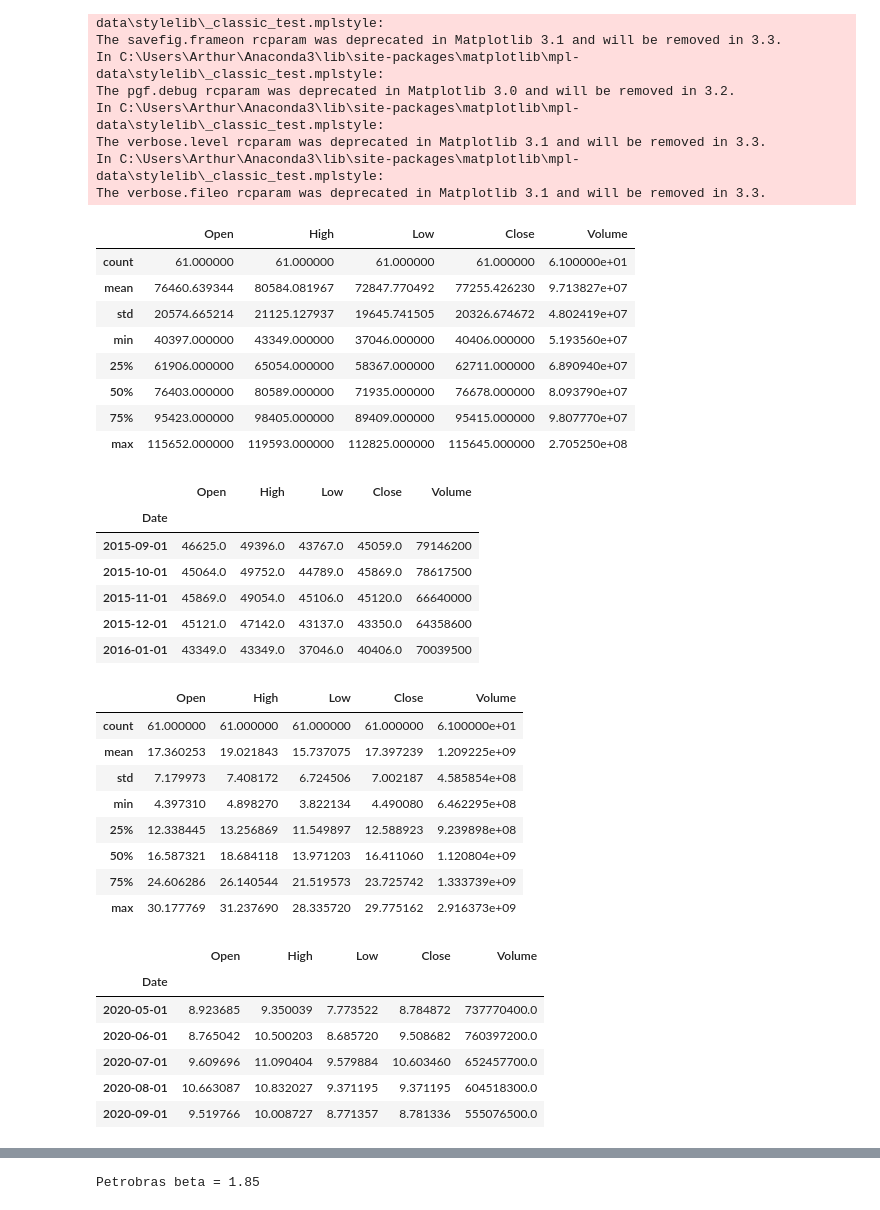
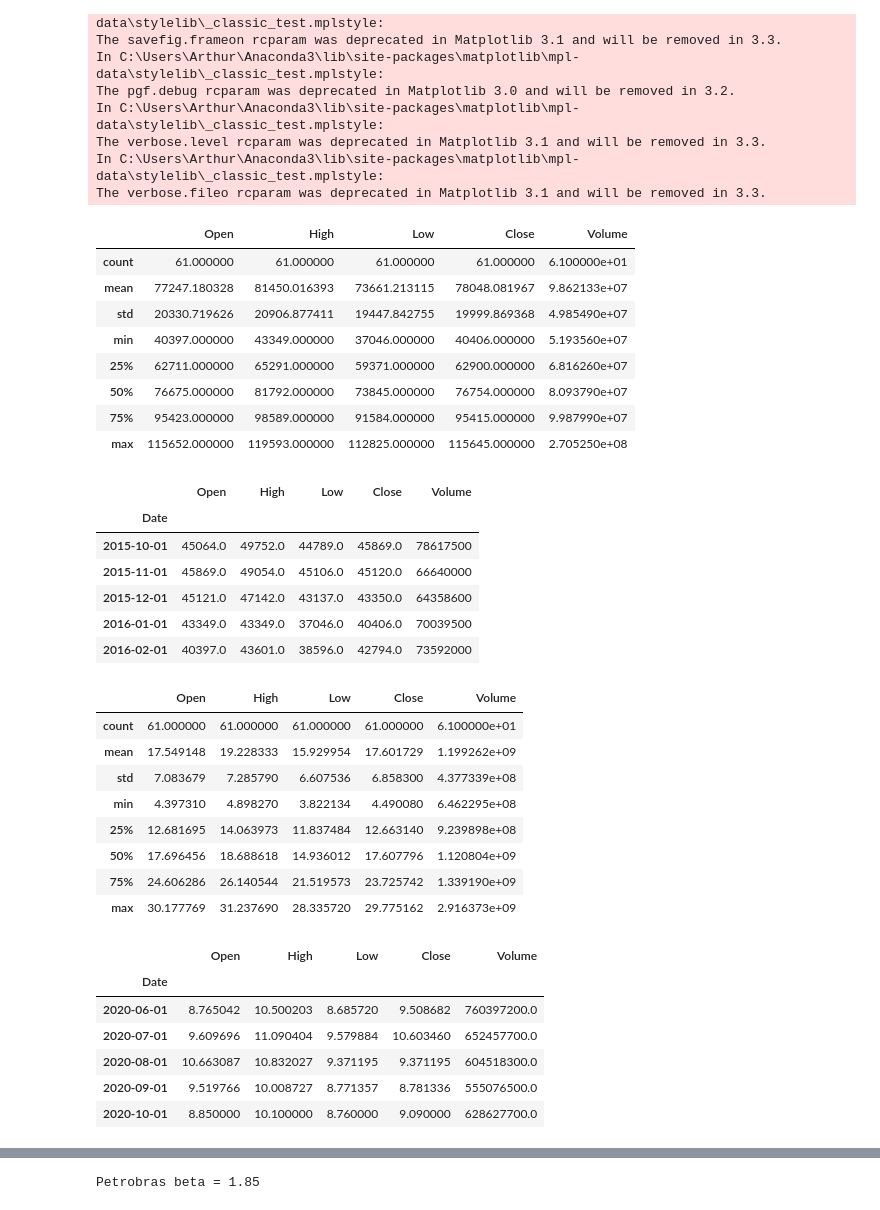
Before and after one commit to BretasArthur/CAPyM, a Jupyter notebook: 1. Calculating the Beta - Petrobras & Itaú.ipynb, the cells around one changed output, grey strips where cells are left out. Cells and saved outputs as stored; diff of their text form; code cells hidden in the pictures.

```diff
--- a/1. Calculating the Beta - Petrobras & Itaú.ipynb
+++ b/1. Calculating the Beta - Petrobras & Itaú.ipynb
@@ -16,60 +18,64 @@ The verbose.level rcparam was deprecated in Matplotlib 3.1 and will be removed i
 In C:\Users\Arthur\Anaconda3\lib\site-packages\matplotlib\mpl-data\stylelib\_classic_test.mplstyle:
 The verbose.fileo rcparam was deprecated in Matplotlib 3.1 and will be removed in 3.3.
 # %%
-#using the yfinance library to get iBovespa data directly
+# Using the yfinance library to get iBovespa data directly
 ibov = yf.Ticker("^BVSP")
-hist_ib = ibov.history(start = "2015-09-01", end = "2020-09-30", interval = "1mo", auto_adjust = True, actions = False)
+hist_ib = ibov.history(start = "2015-10-01", end = "2020-10-31", interval = "1mo", auto_adjust = True, actions = False)
 hist_ib.describe()
 # %% [output]
 |  | Open | High | Low | Close | Volume |
 | count | 61.000000 | 61.000000 | 61.000000 | 61.000000 | 6.100000e+01 |
-| mean | 76460.639344 | 80584.081967 | 72847.770492 | 77255.426230 | 9.713827e+07 |
-| std | 20574.665214 | 21125.127937 | 19645.741505 | 20326.674672 | 4.802419e+07 |
+| mean | 77247.180328 | 81450.016393 | 73661.213115 | 78048.081967 | 9.862133e+07 |
+| std | 20330.719626 | 20906.877411 | 19447.842755 | 19999.869368 | 4.985490e+07 |
 | min | 40397.000000 | 43349.000000 | 37046.000000 | 40406.000000 | 5.193560e+07 |
-| 25% | 61906.000000 | 65054.000000 | 58367.000000 | 62711.000000 | 6.890940e+07 |
-| 50% | 76403.000000 | 80589.000000 | 71935.000000 | 76678.000000 | 8.093790e+07 |
-| 75% | 95423.000000 | 98405.000000 | 89409.000000 | 95415.000000 | 9.807770e+07 |
+| 25% | 62711.000000 | 65291.000000 | 59371.000000 | 62900.000000 | 6.816260e+07 |
+| 50% | 76675.000000 | 81792.000000 | 73845.000000 | 76754.000000 | 8.093790e+07 |
+| 75% | 95423.000000 | 98589.000000 | 91584.000000 | 95415.000000 | 9.987990e+07 |
 | max | 115652.000000 | 119593.000000 | 112825.000000 | 115645.000000 | 2.705250e+08 |
 # %%
-#droping rows of the table where there's no data for the column "Close"
+# Droping rows of the table where there's no data for the column "Close"
 hist_ib.dropna(axis=0, subset=["Close"], inplace=True)
 hist_ib.head(5)
 # %% [output]
 |  | Open | High | Low | Close | Volume |
 | Date |  |  |  |  |  |
-| 2015-09-01 | 46625.0 | 49396.0 | 43767.0 | 45059.0 | 79146200 |
 | 2015-10-01 | 45064.0 | 49752.0 | 44789.0 | 45869.0 | 78617500 |
 | 2015-11-01 | 45869.0 | 49054.0 | 45106.0 | 45120.0 | 66640000 |
 | 2015-12-01 | 45121.0 | 47142.0 | 43137.0 | 43350.0 | 64358600 |
 | 2016-01-01 | 43349.0 | 43349.0 | 37046.0 | 40406.0 | 70039500 |
+| 2016-02-01 | 40397.0 | 43601.0 | 38596.0 | 42794.0 | 73592000 |
 # %%
-#Using yfinance library to get Petrobras historical data for the last 5 years and cleaning it
+# Using yfinance library to get Petrobras (PETR4) historical data for the last 5 years and cleaning it
 petr4 = yf.Ticker("PETR4.SA")
-hist_p4 = petr4.history(start = "2015-09-01", end = "2020-09-30", interval = "1mo", auto_adjust = True, actions = False)
+hist_p4 = petr4.history(start = "2015-10-01", end = "2020-10-31", interval = "1mo", auto_adjust = True, actions = False)
+
+## Drop any rows where the close prices are 'Na'
 hist_p4.dropna(axis=0, subset=["Close"], inplace=True)
 hist_p4.describe()
 # %% [output]
 |  | Open | High | Low | Close | Volume |
 | count | 61.000000 | 61.000000 | 61.000000 | 61.000000 | 6.100000e+01 |
-| mean | 17.360253 | 19.021843 | 15.737075 | 17.397239 | 1.209225e+09 |
-| std | 7.179973 | 7.408172 | 6.724506 | 7.002187 | 4.585854e+08 |
+| mean | 17.549148 | 19.228333 | 15.929954 | 17.601729 | 1.199262e+09 |
+| std | 7.083679 | 7.285790 | 6.607536 | 6.858300 | 4.377339e+08 |
 | min | 4.397310 | 4.898270 | 3.822134 | 4.490080 | 6.462295e+08 |
-| 25% | 12.338445 | 13.256869 | 11.549897 | 12.588923 | 9.239898e+08 |
-| 50% | 16.587321 | 18.684118 | 13.971203 | 16.411060 | 1.120804e+09 |
-| 75% | 24.606286 | 26.140544 | 21.519573 | 23.725742 | 1.333739e+09 |
+| 25% | 12.681695 | 14.063973 | 11.837484 | 12.663140 | 9.239898e+08 |
+| 50% | 17.696456 | 18.688618 | 14.936012 | 17.607796 | 1.120804e+09 |
+| 75% | 24.606286 | 26.140544 | 21.519573 | 23.725742 | 1.339190e+09 |
 | max | 30.177769 | 31.237690 | 28.335720 | 29.775162 | 2.916373e+09 |
 # %%
-#Doing the same process with Itaú stock's data
+# Doing the same process with Itaú (ITAUSA4) stock's data
 itau = yf.Ticker("ITSA4.SA")
-hist_it = itau.history(start = "2015-09-01", end = "2020-09-30", interval = "1mo", auto_adjust = True, actions = False)
+hist_it = itau.history(start = "2015-10-01", end = "2020-10-31", interval = "1mo", auto_adjust = True, actions = False)
+
+## Drop any rows where the close prices are 'Na'
 hist_it.dropna(axis=0, subset=["Close"], inplace=True)
 hist_it.tail()
 # %% [output]
 |  | Open | High | Low | Close | Volume |
 | Date |  |  |  |  |  |
-| 2020-05-01 | 8.923685 | 9.350039 | 7.773522 | 8.784872 | 737770400.0 |
 | 2020-06-01 | 8.765042 | 10.500203 | 8.685720 | 9.508682 | 760397200.0 |
 | 2020-07-01 | 9.609696 | 11.090404 | 9.579884 | 10.603460 | 652457700.0 |
 | 2020-08-01 | 10.663087 | 10.832027 | 9.371195 | 9.371195 | 604518300.0 |
 | 2020-09-01 | 9.519766 | 10.008727 | 8.771357 | 8.781336 | 555076500.0 |
+| 2020-10-01 | 8.850000 | 10.100000 | 8.760000 | 9.090000 | 628627700.0 |
 # %%
```
Also changed, not shown: parts of 10 cells of this notebook.
